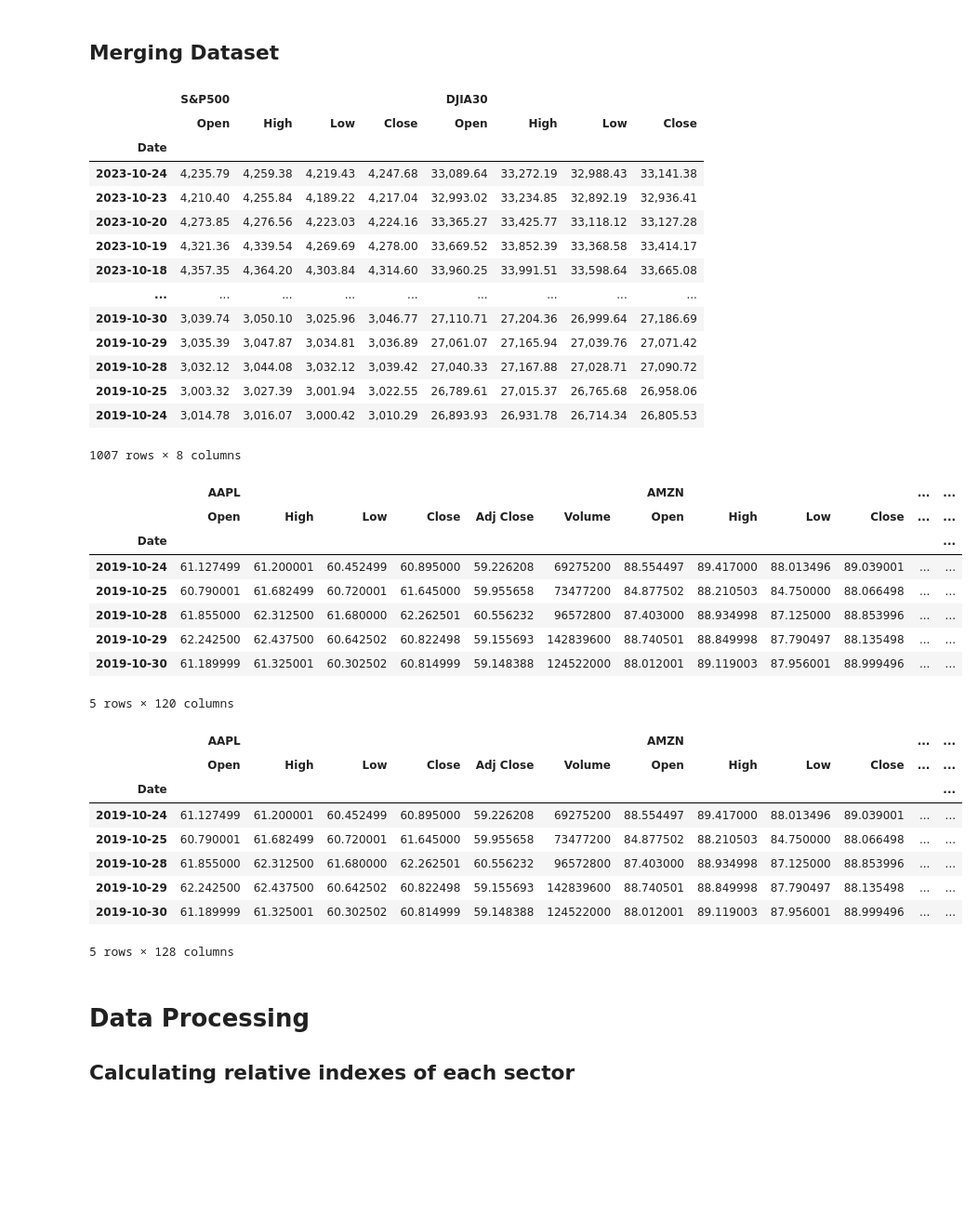
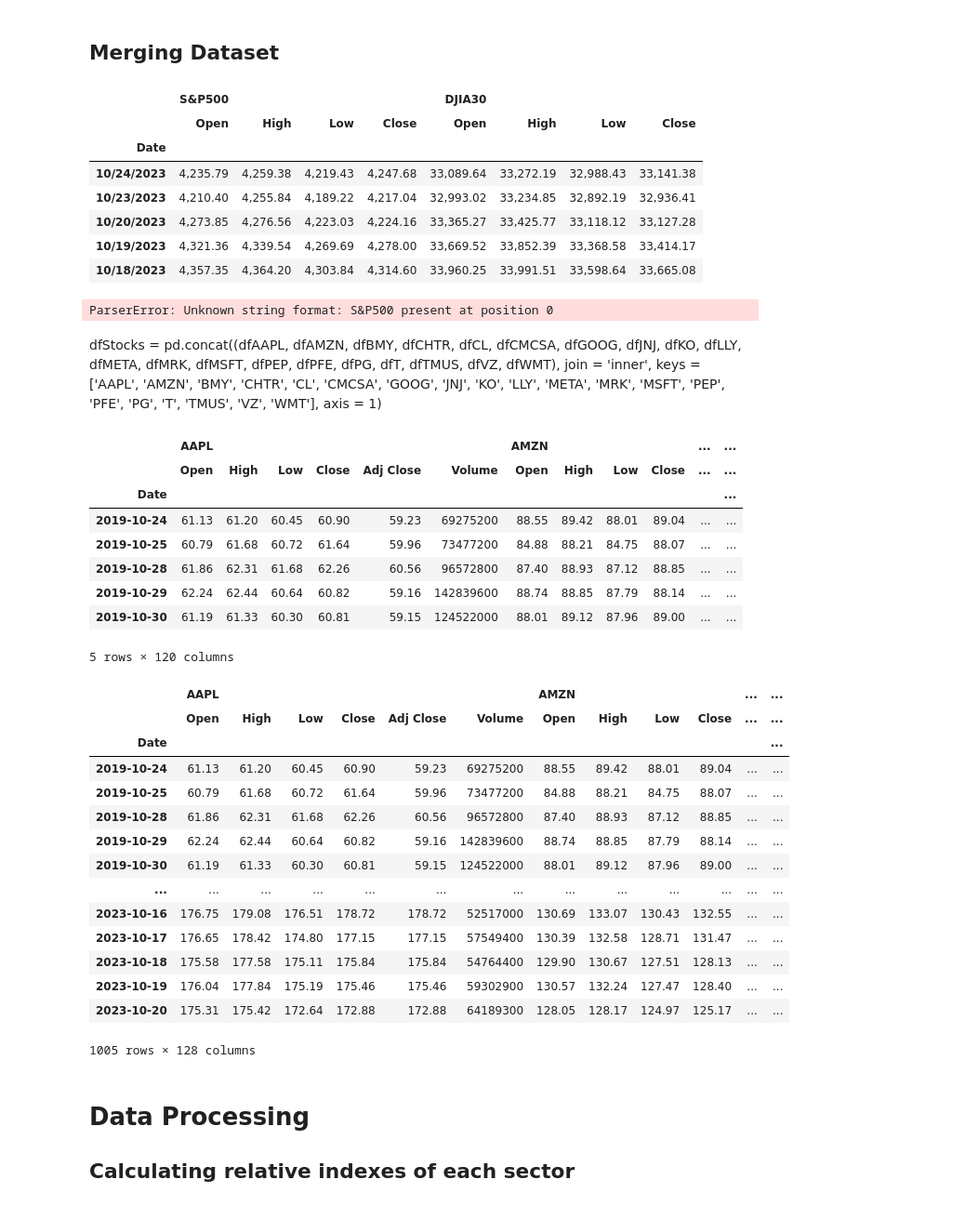
Before and after one commit to RakshandaHedawoo/Beyond-The-Headlines-Exploring-Insights-From-Stocks, a Jupyter notebook: StockBusters_ProjectUpdate.ipynb, the cells around one changed output. Shown at 93% size. Cells and saved outputs as stored; diff of their text form; code cells hidden in the pictures; blank space fills up the shorter version.

```diff
--- a/StockBusters_ProjectUpdate.ipynb
+++ b/StockBusters_ProjectUpdate.ipynb
@@ -17,6 +17,6 @@ import pandas as pd
 ### Loading the data sets into the Jupyter Notebook
 # %%
 # defining the file path. Change this according to your local system where you have placed your "DataFiles" folder containing the data tables
-file_path = '/Users/sumedh/Desktop/UMCP/SEM1/BUDT704 Data Processing aand Analysis in Python/Project/DataFiles/'
+file_path = ''
 # %%
 dfAAPL = pd.read_csv(file_path + 'AAPL.csv', delimiter = ',', index_col = 'Date')
@@ -88,54 +103,60 @@ dfDow.set_index('Date',inplace=True)
 dfIndexes = pd.merge(df500, dfDow, on = 'Date', how ='inner', suffixes=('_500', '_Dow'))
 # %%
 dfIndexes = pd.concat((df500, dfDow), join ='inner', keys=['S&P500', 'DJIA30'],axis=1)
+# %%
+dfIndexes.head()
+# %% [output]
+|  | S&P500 |  |  |  | DJIA30 |  |  |  |
+|  | Open | High | Low | Close | Open | High | Low | Close |
+| Date |  |  |  |  |  |  |  |  |
+| 10/24/2023 | 4,235.79 | 4,259.38 | 4,219.43 | 4,247.68 | 33,089.64 | 33,272.19 | 32,988.43 | 33,141.38 |
+| 10/23/2023 | 4,210.40 | 4,255.84 | 4,189.22 | 4,217.04 | 32,993.02 | 33,234.85 | 32,892.19 | 32,936.41 |
+| 10/20/2023 | 4,273.85 | 4,276.56 | 4,223.03 | 4,224.16 | 33,365.27 | 33,425.77 | 33,118.12 | 33,127.28 |
+| 10/19/2023 | 4,321.36 | 4,339.54 | 4,269.69 | 4,278.00 | 33,669.52 | 33,852.39 | 33,368.58 | 33,414.17 |
+| 10/18/2023 | 4,357.35 | 4,364.20 | 4,303.84 | 4,314.60 | 33,960.25 | 33,991.51 | 33,598.64 | 33,665.08 |
 # %%
+#need to work on this : convert str to float
 dfIndexes.index = dfIndexes.index.map(lambda d: pd.to_datetime(d).strftime('%Y-%m-%d'))
-dfIndexes
+dfIndexes = dfIndexes.apply(lambda index: index.str.replace(',','').astype(float))
+dfIndexes.head()
 # %% [output]
-|  | S&P500 |  |  |  | DJIA30 |  |  |  |
-|  | Open | High | Low | Close | Open | High | Low | Close |
-| Date |  |  |  |  |  |  |  |  |
-| 2023-10-24 | 4,235.79 | 4,259.38 | 4,219.43 | 4,247.68 | 33,089.64 | 33,272.19 | 32,988.43 | 33,141.38 |
-| 2023-10-23 | 4,210.40 | 4,255.84 | 4,189.22 | 4,217.04 | 32,993.02 | 33,234.85 | 32,892.19 | 32,936.41 |
-| 2023-10-20 | 4,273.85 | 4,276.56 | 4,223.03 | 4,224.16 | 33,365.27 | 33,425.77 | 33,118.12 | 33,127.28 |
-| 2023-10-19 | 4,321.36 | 4,339.54 | 4,269.69 | 4,278.00 | 33,669.52 | 33,852.39 | 33,368.58 | 33,414.17 |
-| 2023-10-18 | 4,357.35 | 4,364.20 | 4,303.84 | 4,314.60 | 33,960.25 | 33,991.51 | 33,598.64 | 33,665.08 |
-| ... | ... | ... | ... | ... | ... | ... | ... | ... |
-| 2019-10-30 | 3,039.74 | 3,050.10 | 3,025.96 | 3,046.77 | 27,110.71 | 27,204.36 | 26,999.64 | 27,186.69 |
-| 2019-10-29 | 3,035.39 | 3,047.87 | 3,034.81 | 3,036.89 | 27,061.07 | 27,165.94 | 27,039.76 | 27,071.42 |
-| 2019-10-28 | 3,032.12 | 3,044.08 | 3,032.12 | 3,039.42 | 27,040.33 | 27,167.88 | 27,028.71 | 27,090.72 |
-| 2019-10-25 | 3,003.32 | 3,027.39 | 3,001.94 | 3,022.55 | 26,789.61 | 27,015.37 | 26,765.68 | 26,958.06 |
-| 2019-10-24 | 3,014.78 | 3,016.07 | 3,000.42 | 3,010.29 | 26,893.93 | 26,931.78 | 26,714.34 | 26,805.53 |
-1007 rows × 8 columns
+ParserError: Unknown string format: S&P500 present at position 0
-# %%
-dfStocks = pd.concat((dfAAPL, dfAMZN, dfBMY, dfCHTR, dfCL, dfCMCSA, dfGOOG, dfJNJ, dfKO, dfLLY, dfMETA, dfMRK, dfMSFT, dfPEP, dfPFE, dfPG, dfT, dfTMUS, dfVZ, dfWMT), join = 'inner', keys = ['AAPL', 'AMZN', 'BMY', 'CHTR', 'CL', 'CMCSA', 'GOOG', 'JNJ', 'KO', 'LLY', 'META', 'MRK', 'MSFT', 'PEP', 'PFE', 'PG', 'T', 'TMUS', 'VZ', 'WMT'], axis = 1)
+# %% [markdown]
+dfStocks = pd.concat((dfAAPL, dfAMZN, dfBMY, dfCHTR, dfCL, dfCMCSA, dfGOOG, dfJNJ, dfKO, dfLLY, dfMETA, dfMRK, dfMSFT, dfPEP, dfPFE, dfPG, dfT, dfTMUS, dfVZ, dfWMT), join = 'inner', keys = ['AAPL', 'AMZN', 'BMY', 'CHTR', 'CL', 'CMCSA', 'GOOG', 'JNJ', 'KO', 'LLY', 'META', 'MRK', 'MSFT', 'PEP', 'PFE', 'PG', 'T', 'TMUS', 'VZ', 'WMT'], axis = 1)
 # %%
+dfStocks = dfStocks.round(2)
 dfStocks.head()
 # %% [output]
 |  | AAPL |  |  |  |  |  | AMZN |  |  |  | ... | ... |
 |  | Open | High | Low | Close | Adj Close | Volume | Open | High | Low | Close | ... | ... |
 | Date |  |  |  |  |  |  |  |  |  |  |  | ... |
-| 2019-10-24 | 61.127499 | 61.200001 | 60.452499 | 60.895000 | 59.226208 | 69275200 | 88.554497 | 89.417000 | 88.013496 | 89.039001 | ... | ... |
-| 2019-10-25 | 60.790001 | 61.682499 | 60.720001 | 61.645000 | 59.955658 | 73477200 | 84.877502 | 88.210503 | 84.750000 | 88.066498 | ... | ... |
-| 2019-10-28 | 61.855000 | 62.312500 | 61.680000 | 62.262501 | 60.556232 | 96572800 | 87.403000 | 88.934998 | 87.125000 | 88.853996 | ... | ... |
-| 2019-10-29 | 62.242500 | 62.437500 | 60.642502 | 60.822498 | 59.155693 | 142839600 | 88.740501 | 88.849998 | 87.790497 | 88.135498 | ... | ... |
-| 2019-10-30 | 61.189999 | 61.325001 | 60.302502 | 60.814999 | 59.148388 | 124522000 | 88.012001 | 89.119003 | 87.956001 | 88.999496 | ... | ... |
+| 2019-10-24 | 61.13 | 61.20 | 60.45 | 60.90 | 59.23 | 69275200 | 88.55 | 89.42 | 88.01 | 89.04 | ... | ... |
+| 2019-10-25 | 60.79 | 61.68 | 60.72 | 61.64 | 59.96 | 73477200 | 84.88 | 88.21 | 84.75 | 88.07 | ... | ... |
+| 2019-10-28 | 61.86 | 62.31 | 61.68 | 62.26 | 60.56 | 96572800 | 87.40 | 88.93 | 87.12 | 88.85 | ... | ... |
+| 2019-10-29 | 62.24 | 62.44 | 60.64 | 60.82 | 59.16 | 142839600 | 88.74 | 88.85 | 87.79 | 88.14 | ... | ... |
+| 2019-10-30 | 61.19 | 61.33 | 60.30 | 60.81 | 59.15 | 124522000 | 88.01 | 89.12 | 87.96 | 89.00 | ... | ... |
 5 rows × 120 columns
 # %%
 dataset = dfStocks.join(dfIndexes)
 dataset = pd.merge(dfStocks, dfIndexes, on = 'Date', how ='inner')
 # %%
-dataset.head()
+dataset
 # %% [output]
 |  | AAPL |  |  |  |  |  | AMZN |  |  |  | ... | ... |
 |  | Open | High | Low | Close | Adj Close | Volume | Open | High | Low | Close | ... | ... |
 | Date |  |  |  |  |  |  |  |  |  |  |  | ... |
-| 2019-10-24 | 61.127499 | 61.200001 | 60.452499 | 60.895000 | 59.226208 | 69275200 | 88.554497 | 89.417000 | 88.013496 | 89.039001 | ... | ... |
-| 2019-10-25 | 60.790001 | 61.682499 | 60.720001 | 61.645000 | 59.955658 | 73477200 | 84.877502 | 88.210503 | 84.750000 | 88.066498 | ... | ... |
-| 2019-10-28 | 61.855000 | 62.312500 | 61.680000 | 62.262501 | 60.556232 | 96572800 | 87.403000 | 88.934998 | 87.125000 | 88.853996 | ... | ... |
-| 2019-10-29 | 62.242500 | 62.437500 | 60.642502 | 60.822498 | 59.155693 | 142839600 | 88.740501 | 88.849998 | 87.790497 | 88.135498 | ... | ... |
-| 2019-10-30 | 61.189999 | 61.325001 | 60.302502 | 60.814999 | 59.148388 | 124522000 | 88.012001 | 89.119003 | 87.956001 | 88.999496 | ... | ... |
+| 2019-10-24 | 61.13 | 61.20 | 60.45 | 60.90 | 59.23 | 69275200 | 88.55 | 89.42 | 88.01 | 89.04 | ... | ... |
+| 2019-10-25 | 60.79 | 61.68 | 60.72 | 61.64 | 59.96 | 73477200 | 84.88 | 88.21 | 84.75 | 88.07 | ... | ... |
+| 2019-10-28 | 61.86 | 62.31 | 61.68 | 62.26 | 60.56 | 96572800 | 87.40 | 88.93 | 87.12 | 88.85 | ... | ... |
+| 2019-10-29 | 62.24 | 62.44 | 60.64 | 60.82 | 59.16 | 142839600 | 88.74 | 88.85 | 87.79 | 88.14 | ... | ... |
+| 2019-10-30 | 61.19 | 61.33 | 60.30 | 60.81 | 59.15 | 124522000 | 88.01 | 89.12 | 87.96 | 89.00 | ... | ... |
+| ... | ... | ... | ... | ... | ... | ... | ... | ... | ... | ... | ... | ... |
+| 2023-10-16 | 176.75 | 179.08 | 176.51 | 178.72 | 178.72 | 52517000 | 130.69 | 133.07 | 130.43 | 132.55 | ... | ... |
+| 2023-10-17 | 176.65 | 178.42 | 174.80 | 177.15 | 177.15 | 57549400 | 130.39 | 132.58 | 128.71 | 131.47 | ... | ... |
+| 2023-10-18 | 175.58 | 177.58 | 175.11 | 175.84 | 175.84 | 54764400 | 129.90 | 130.67 | 127.51 | 128.13 | ... | ... |
+| 2023-10-19 | 176.04 | 177.84 | 175.19 | 175.46 | 175.46 | 59302900 | 130.57 | 132.24 | 127.47 | 128.40 | ... | ... |
+| 2023-10-20 | 175.31 | 175.42 | 172.64 | 172.88 | 172.88 | 64189300 | 128.05 | 128.17 | 124.97 | 125.17 | ... | ... |
-5 rows × 128 columns
+1005 rows × 128 columns
 # %% [markdown]
 # Data Processing
 ## Calculating relative indexes of each sector
```
Also changed, not shown: parts of 8 cells of this notebook.
